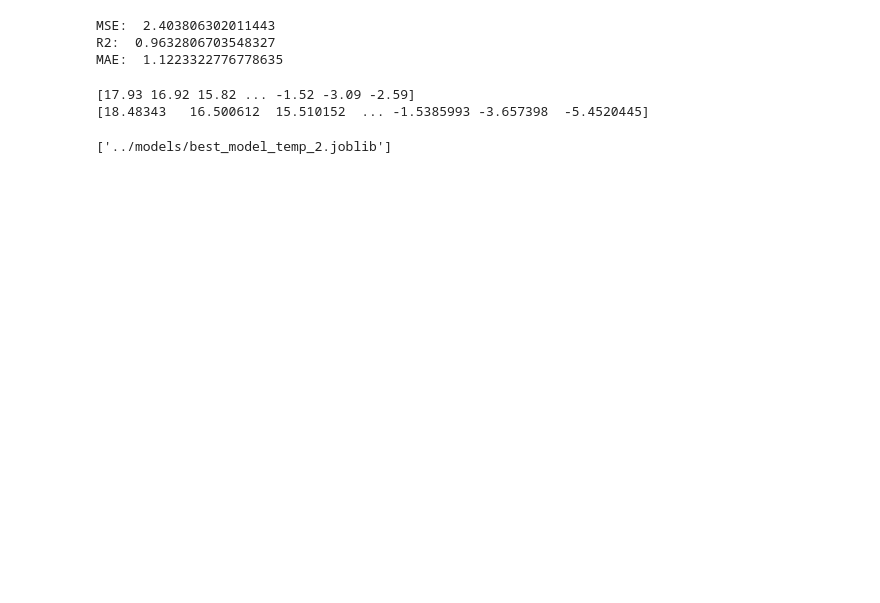
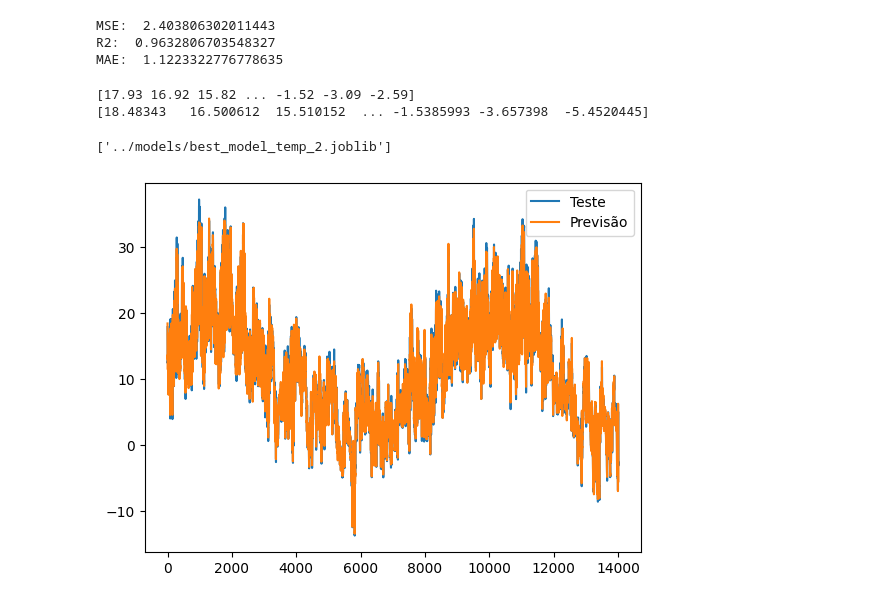
Before and after one commit to gabryelsguedes/previsao-do-tempo, a Jupyter notebook: fiec/analise_comparativa_modelos.ipynb, the cells around one changed output. Cells and saved outputs as stored; diff of their text form; code cells hidden in the pictures; blank space fills up the shorter version.

Commit message:
Adição de comentários e gráfico

```diff
--- a/fiec/analise_comparativa_modelos.ipynb
+++ b/fiec/analise_comparativa_modelos.ipynb
@@ -254,3 +283,17 @@ print(Y_pred)
 joblib.dump(best_model, '../models/best_model_temp_2.joblib')
 # %% [output]
 ['../models/best_model_temp_2.joblib']
+# %%
+#Carregando o modelo treinado
+modelo = joblib.load('../models/best_model_temp_2.joblib')
+# %%
+Y_predict = modelo.predict(X_test)
+# %%
+# Gráfico para visualizar os valores reais e os previstos pelo modelo
+import matplotlib.pyplot as plt
+plt.plot(Y_test)
+plt.plot(Y_predict)
+plt.legend(["Teste","Previsão"])
+plt.show()
+# %% [output]
+[figure, added]
```
Also changed, not shown: parts of 11 cells of this notebook, 1 other file.
